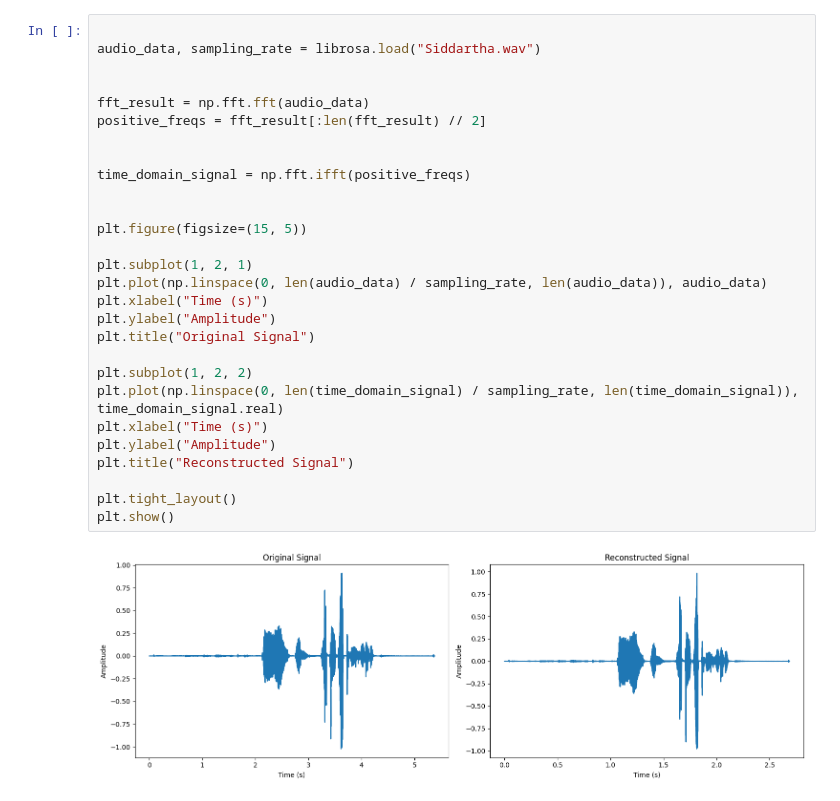
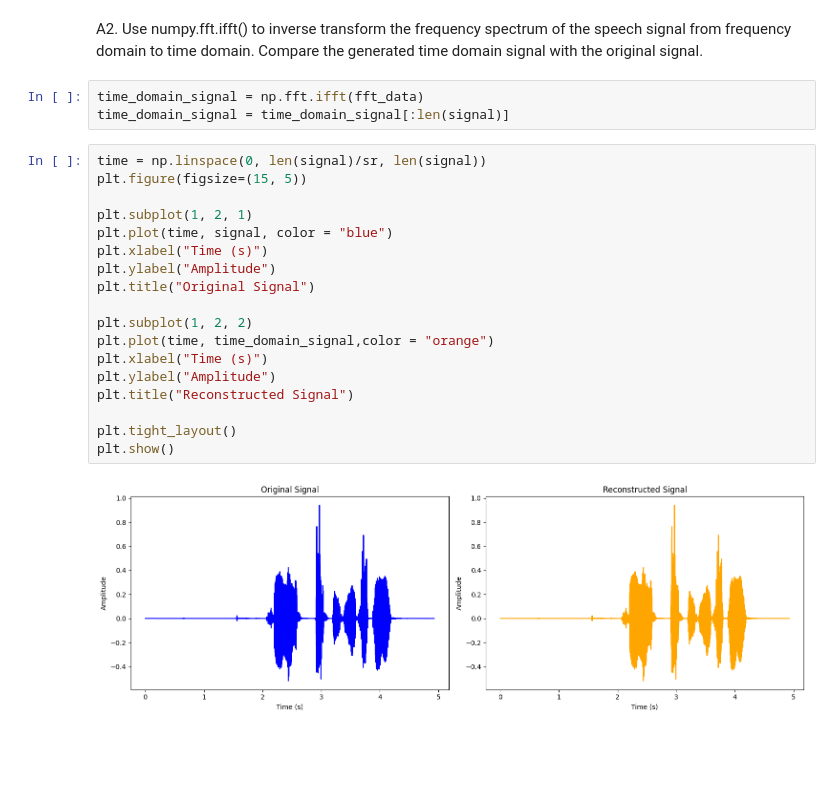
Before and after one commit to siddartha21132/AI-in-Speech-Processing, a Jupyter notebook: 21132_Lab4.ipynb, the cells around one changed output. Cells and saved outputs as stored; diff of their text form; blank space fills up the shorter version.

```diff
--- a/21132_Lab4.ipynb
+++ b/21132_Lab4.ipynb
@@ -8,30 +42,25 @@ import IPython.display as ipd
+# %% [markdown]
+A2. Use numpy.fft.ifft() to inverse transform the frequency spectrum of the speech signal from frequency domain to time domain. Compare the generated time domain signal with the original signal.
+# %%
+time_domain_signal = np.fft.ifft(fft_data)
+time_domain_signal = time_domain_signal[:len(signal)]
 # %%
-
-audio_data, sampling_rate = librosa.load("Siddartha.wav")
-
-
-fft_result = np.fft.fft(audio_data)
-positive_freqs = fft_result[:len(fft_result) // 2]
-
-
-time_domain_signal = np.fft.ifft(positive_freqs)
-
-
+time = np.linspace(0, len(signal)/sr, len(signal))
 plt.figure(figsize=(15, 5))
 
 plt.subplot(1, 2, 1)
-plt.plot(np.linspace(0, len(audio_data) / sampling_rate, len(audio_data)), audio_data)
+plt.plot(time, signal, color = "blue")
 plt.xlabel("Time (s)")
 plt.ylabel("Amplitude")
 plt.title("Original Signal")
 
 plt.subplot(1, 2, 2)
-plt.plot(np.linspace(0, len(time_domain_signal) / sampling_rate, len(time_domain_signal)), time_domain_signal.real)
+plt.plot(time, time_domain_signal,color = "orange")
 plt.xlabel("Time (s)")
 plt.ylabel("Amplitude")
 plt.title("Reconstructed Signal")
 
 plt.tight_layout()
 plt.show()
 # %% [output]
-[figure, old version]
+[figure, new version]
```
Also changed, not shown: parts of 13 cells of this notebook.
